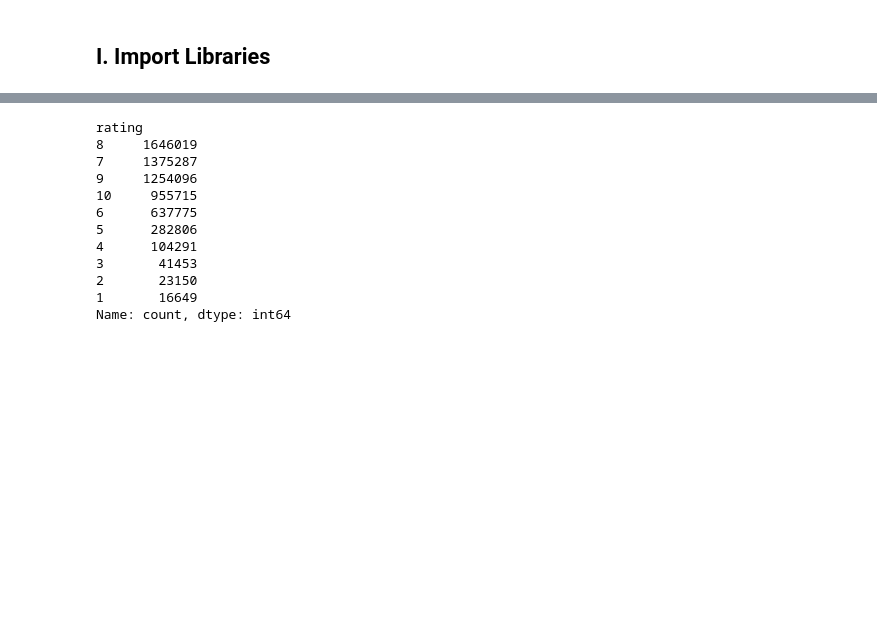
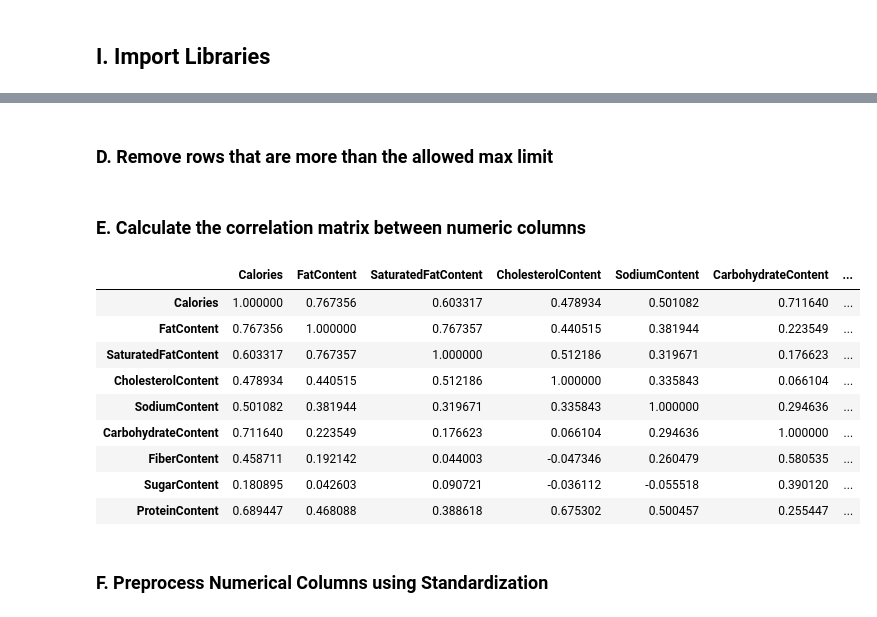
Before and after one commit to Aibi-Green/Anime-Recommendation-System, a Jupyter notebook: FastAPI_Backend/diet-recommendation-system.ipynb, the cells around one changed output, grey strips where cells are left out. Saved outputs shown, nothing was run; the diff lists cells and outputs as text; code cells hidden in the pictures; blank space fills up the shorter version.

```diff
--- a/FastAPI_Backend/diet-recommendation-system.ipynb
+++ b/FastAPI_Backend/diet-recommendation-system.ipynb
@@ -15,0 +18,2 @@ target = pd.read_csv('../Data/anime-recommendations-database/rating.csv')
+# %%
+df_recipes = pd.read_csv('../Data/foodcom/recipes.csv')
@@ -42,13 +65,22 @@ members             6706                0
 # %%
-features = features.dropna()
+dataset=df_recipes.copy()
+columns=['RecipeId','Name','CookTime','PrepTime','TotalTime','RecipeIngredientParts',
+         'Calories','FatContent','SaturatedFatContent','CholesterolContent',
+         'SodiumContent','CarbohydrateContent','FiberContent','SugarContent',
+         'ProteinContent','RecipeInstructions']
+dataset=dataset[columns]
 
-print("After removing Na/null values...\n\n" +
-      "Columns Names:".ljust(20, ' ') +
+print("Dataset has "+str(len(dataset.columns))+" columns:\n\n" +
+      "Index:".ljust(10, ' ') +
+      "Columns Names:".ljust(30, ' ') +
       "Unique Values:".ljust(20, ' ') +
       "Missing Values/Null:".ljust(20, ' '))
 
-for i in col_features:
-    print(i.ljust(20, ' ') +
-          str(features[i].nunique()).ljust(20, ' ') +
-          str(sum(features[i].isnull())).ljust(20, ' '))
+j = 0
+
+for i in columns:
+    print(str(j).ljust(10, ' ') + i.ljust(30, ' ') +
+          str(dataset[i].nunique()).ljust(20, ' ') +
+          str(sum(dataset[i].isnull())).ljust(20, ' '))
+    j = j + 1
 # %% [output]
@@ -101,16 +106,37 @@ There are 0 null/na values in target column.
-# %%
-target = target[target["rating"] !=-1]
-target.rating.value_counts()
-# %% [output]
-rating
-8     1646019
-7     1375287
-9     1254096
-10     955715
-6      637775
-5      282806
-4      104291
-3       41453
-2       23150
-1       16649
-Name: count, dtype: int64
+# %% [markdown]
+### D. Remove rows that are more than the allowed max limit
+# %%
+max_Calories=2000
+max_daily_fat=100
+max_daily_Saturatedfat=13
+max_daily_Cholesterol=300
+max_daily_Sodium=2300
+max_daily_Carbohydrate=325
+max_daily_Fiber=40
+max_daily_Sugar=40
+max_daily_Protein=200
+max_list=[max_Calories, max_daily_fat,
+          max_daily_Saturatedfat, max_daily_Cholesterol,
+          max_daily_Sodium, max_daily_Carbohydrate,
+          max_daily_Fiber, max_daily_Sugar, max_daily_Protein]
+# %%
+extracted_data = dataset.copy()
+for column, maximum in zip(extracted_data.columns[6:15], max_list):
+    extracted_data = extracted_data[extracted_data[column]<maximum]
+# %% [markdown]
+### E. Calculate the correlation matrix between numeric columns
+# %%
+extracted_data.iloc[:,6:15].corr()
+# %% [output]
+|  | Calories | FatContent | SaturatedFatContent | CholesterolContent | SodiumContent | CarbohydrateContent | ... |
+| Calories | 1.000000 | 0.767356 | 0.603317 | 0.478934 | 0.501082 | 0.711640 | ... |
+| FatContent | 0.767356 | 1.000000 | 0.767357 | 0.440515 | 0.381944 | 0.223549 | ... |
+| SaturatedFatContent | 0.603317 | 0.767357 | 1.000000 | 0.512186 | 0.319671 | 0.176623 | ... |
+| CholesterolContent | 0.478934 | 0.440515 | 0.512186 | 1.000000 | 0.335843 | 0.066104 | ... |
+| SodiumContent | 0.501082 | 0.381944 | 0.319671 | 0.335843 | 1.000000 | 0.294636 | ... |
+| CarbohydrateContent | 0.711640 | 0.223549 | 0.176623 | 0.066104 | 0.294636 | 1.000000 | ... |
+| FiberContent | 0.458711 | 0.192142 | 0.044003 | -0.047346 | 0.260479 | 0.580535 | ... |
+| SugarContent | 0.180895 | 0.042603 | 0.090721 | -0.036112 | -0.055518 | 0.390120 | ... |
+| ProteinContent | 0.689447 | 0.468088 | 0.388618 | 0.675302 | 0.500457 | 0.255447 | ... |
+# %% [markdown]
+### F. Preprocess Numerical Columns using Standardization
```
Also changed, not shown: parts of 23 cells of this notebook, 4 other files.
